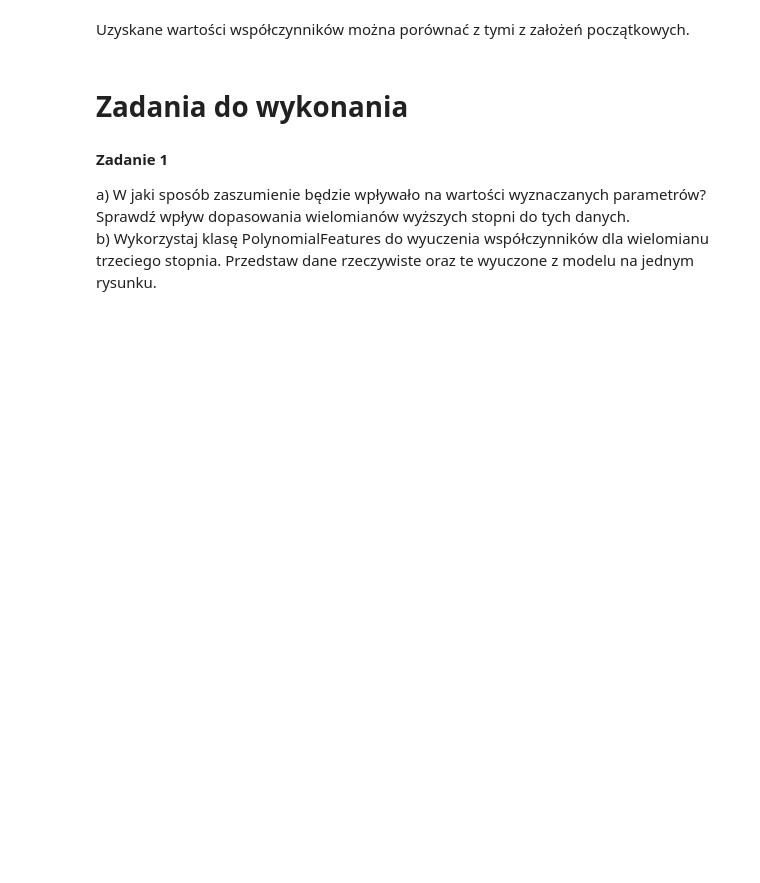
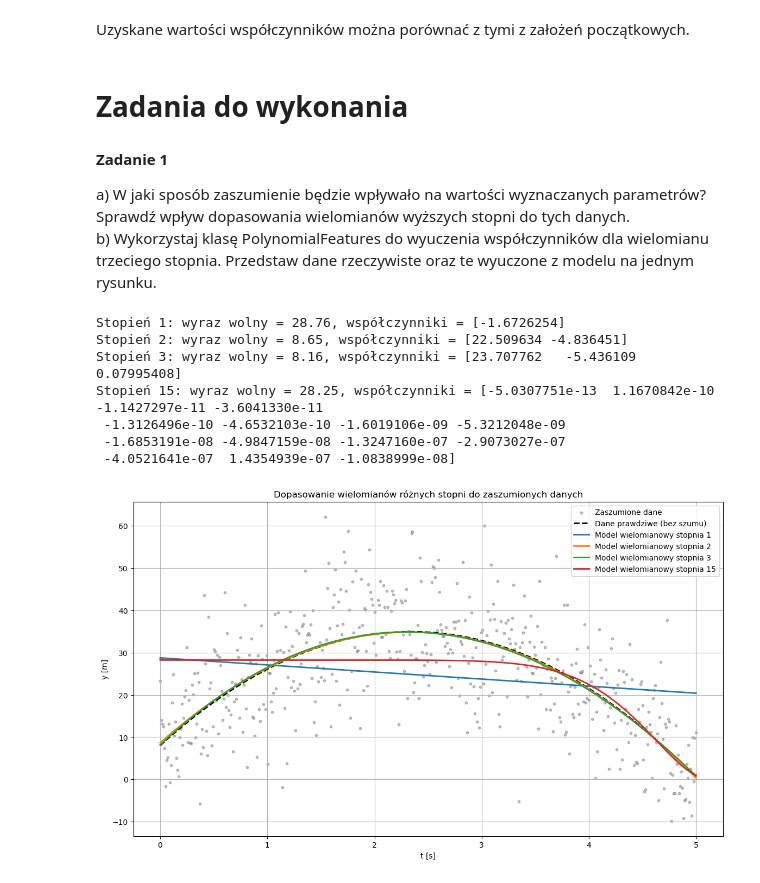
Before and after one commit to igorjoz/ml_labs, a Jupyter notebook: lab1_2026_03_30/lab1_ex03.ipynb, the cells around one changed output. Drawn from its saved outputs; the diff is of its cells as text; code cells hidden in the pictures; blank space fills up the shorter version.

```diff
--- a/lab1_2026_03_30/lab1_ex03.ipynb
+++ b/lab1_2026_03_30/lab1_ex03.ipynb
@@ -102,5 +102,59 @@ Uzyskane wartości współczynników można porównać z tymi z założeń pocz
 a) W jaki sposób zaszumienie będzie wpływało na wartości wyznaczanych parametrów? Sprawdź wpływ dopasowania wielomianów wyższych stopni do tych danych.
 
 b) Wykorzystaj klasę PolynomialFeatures do wyuczenia współczynników dla wielomianu trzeciego stopnia. Przedstaw dane rzeczywiste oraz te wyuczone z modelu na jednym rysunku.
+# %%
+# Zadanie 1a i 1b
+from sklearn.preprocessing import PolynomialFeatures
+from sklearn.linear_model import LinearRegression
+import numpy as np
+import matplotlib.pyplot as plt
+
+# Przygotowanie danych z większym i mniejszym szumem dla lepszego pokazania
+dataset_training_size = 500
+t = np.linspace(0, 5, dataset_training_size).astype(np.float32)
+# Generowanie różnych poziomów szumu
+noise_low = 0.5 * np.random.randn(dataset_training_size).astype(np.float32)
+noise_high = 10 * np.random.randn(dataset_training_size).astype(np.float32)
+
+h0, v0, g = 8.0, 23.0, 9.81
+y_true = h0 + v0*t - 0.5*g*(t**2)
+y_noisy = y_true + noise_high
+
+t = t.reshape(dataset_training_size, 1)
+
+# Dopasowanie wielomianów różnych stopni t_poly_1, 2, 3, 15
+degrees = [1, 2, 3, 15]
+
+plt.figure(figsize=(14, 8))
+plt.scatter(t, y_noisy, color='gray', s=10, alpha=0.5, label='Zaszumione dane')
+plt.plot(t, y_true, color='black', linewidth=2, label='Dane prawdziwe (bez szumu)', linestyle='--')
+
+for d in degrees:
+    poly_features = PolynomialFeatures(degree=d, include_bias=False)
+    t_poly = poly_features.fit_transform(t)
+
+    lin_reg = LinearRegression()
+    lin_reg.fit(t_poly, y_noisy)
+
+    print(f"Stopień {d}: wyraz wolny = {lin_reg.intercept_:.2f}, współczynniki = {lin_reg.coef_}")
+
+    y_pred = lin_reg.predict(t_poly)
+    plt.plot(t, y_pred, linewidth=2, label=f'Model wielomianowy stopnia {d}')
+
+plt.xlabel('t [s]')
+plt.ylabel('y [m]')
+plt.legend()
+plt.title('Dopasowanie wielomianów różnych stopni do zaszumionych danych')
+plt.grid(True)
+plt.show()
+# %% [output]
+Stopień 1: wyraz wolny = 28.76, współczynniki = [-1.6726254]
+Stopień 2: wyraz wolny = 8.65, współczynniki = [22.509634 -4.836451]
+Stopień 3: wyraz wolny = 8.16, współczynniki = [23.707762   -5.436109    0.07995408]
+Stopień 15: wyraz wolny = 28.25, współczynniki = [-5.0307751e-13  1.1670842e-10 -1.1427297e-11 -3.6041330e-11
+ -1.3126496e-10 -4.6532103e-10 -1.6019106e-09 -5.3212048e-09
+ -1.6853191e-08 -4.9847159e-08 -1.3247160e-07 -2.9073027e-07
+ -4.0521641e-07  1.4354939e-07 -1.0838999e-08]
+[figure, added]
 # %% [markdown]
 ![stopka.svg](stopka.svg)
```
Also changed, not shown: parts of 1 cell of this notebook.
